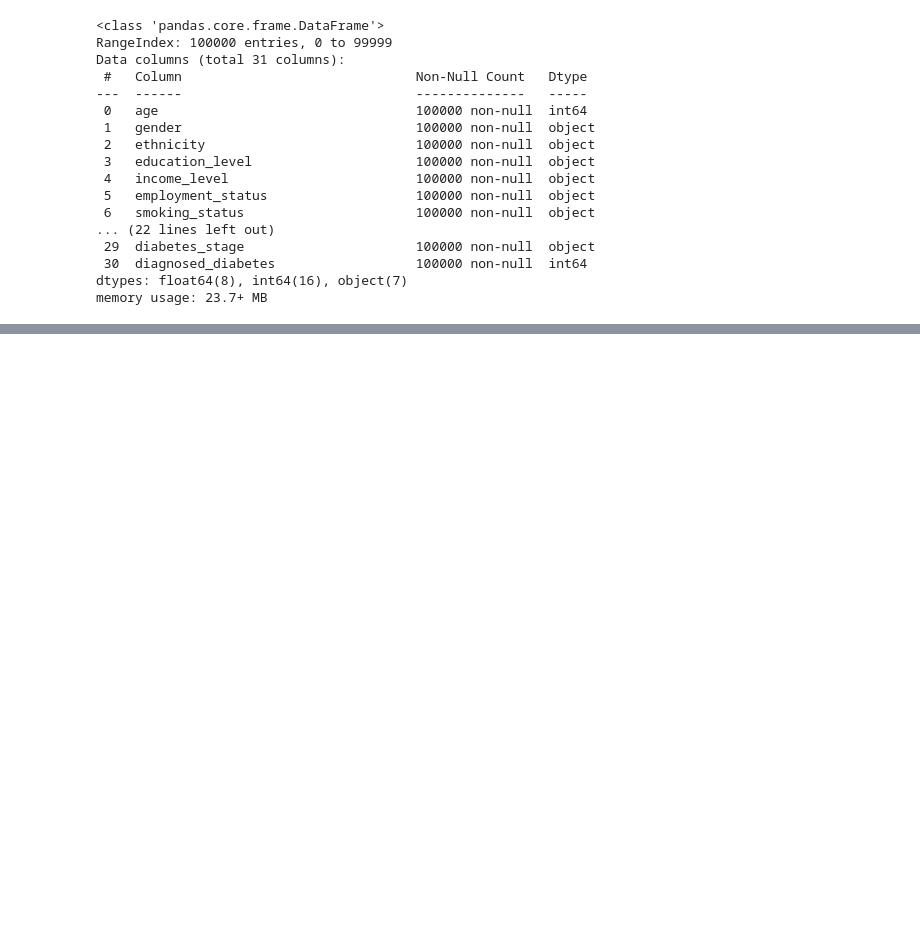
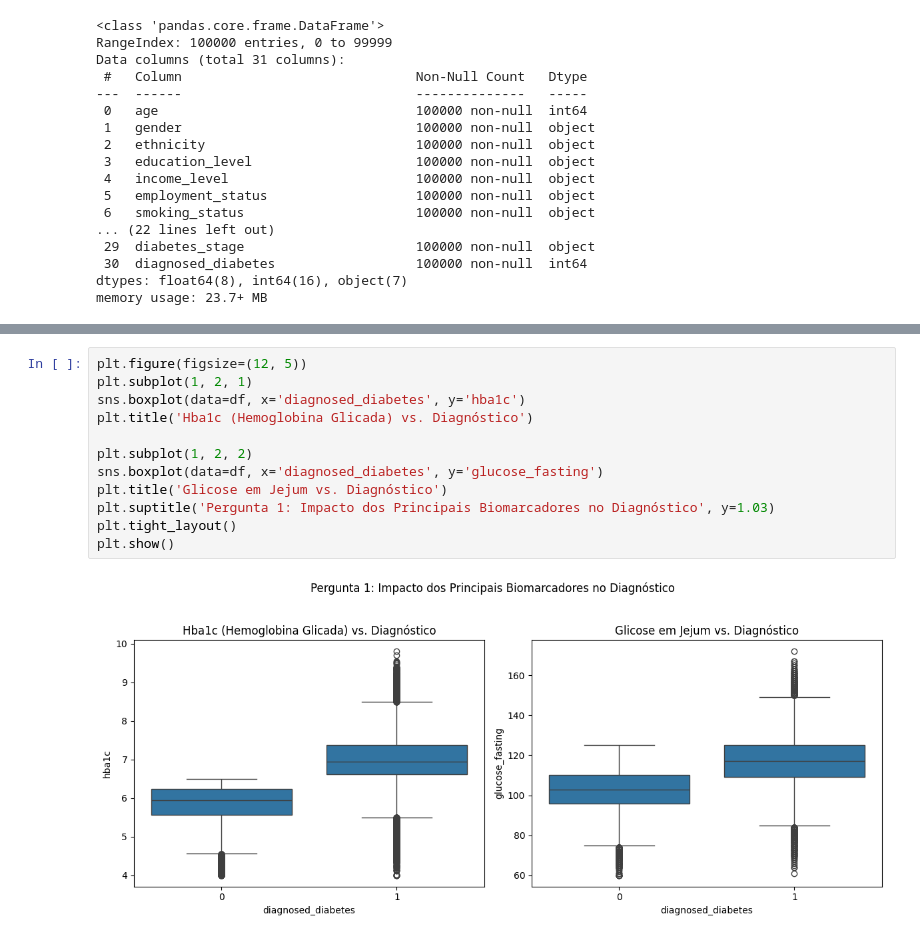
Before and after one commit to EvertonTeix/CdD_2025.2, a Jupyter notebook: notebooks/dataset_diabetes.ipynb, the cells around one changed output, grey strips where cells are left out. Drawn from its saved outputs; the diff is of its cells as text; blank space fills up the shorter version.

```diff
--- a/notebooks/dataset_diabetes.ipynb
+++ b/notebooks/dataset_diabetes.ipynb
@@ -74,0 +177,14 @@ memory usage: 23.7+ MB
+# %%
+plt.figure(figsize=(12, 5))
+plt.subplot(1, 2, 1)
+sns.boxplot(data=df, x='diagnosed_diabetes', y='hba1c')
+plt.title('Hba1c (Hemoglobina Glicada) vs. Diagnóstico')
+
+plt.subplot(1, 2, 2)
+sns.boxplot(data=df, x='diagnosed_diabetes', y='glucose_fasting')
+plt.title('Glicose em Jejum vs. Diagnóstico')
+plt.suptitle('Pergunta 1: Impacto dos Principais Biomarcadores no Diagnóstico', y=1.03)
+plt.tight_layout()
+plt.show()
+# %% [output]
+[figure, added]
```
Also changed, not shown: parts of 14 cells of this notebook, 1 other file.
